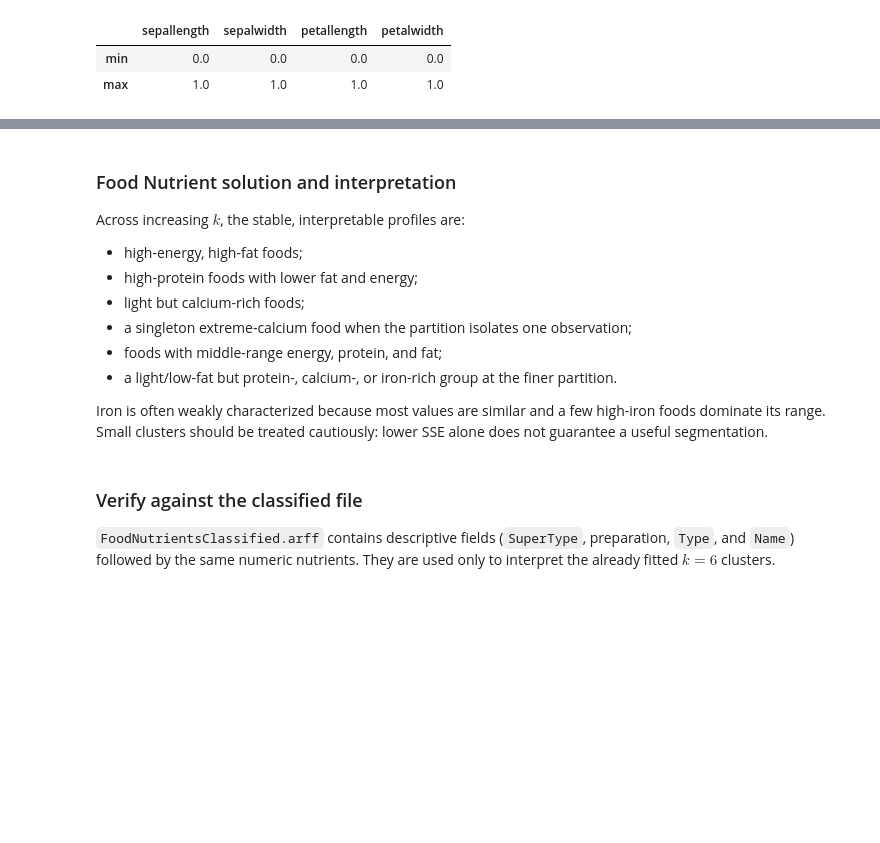
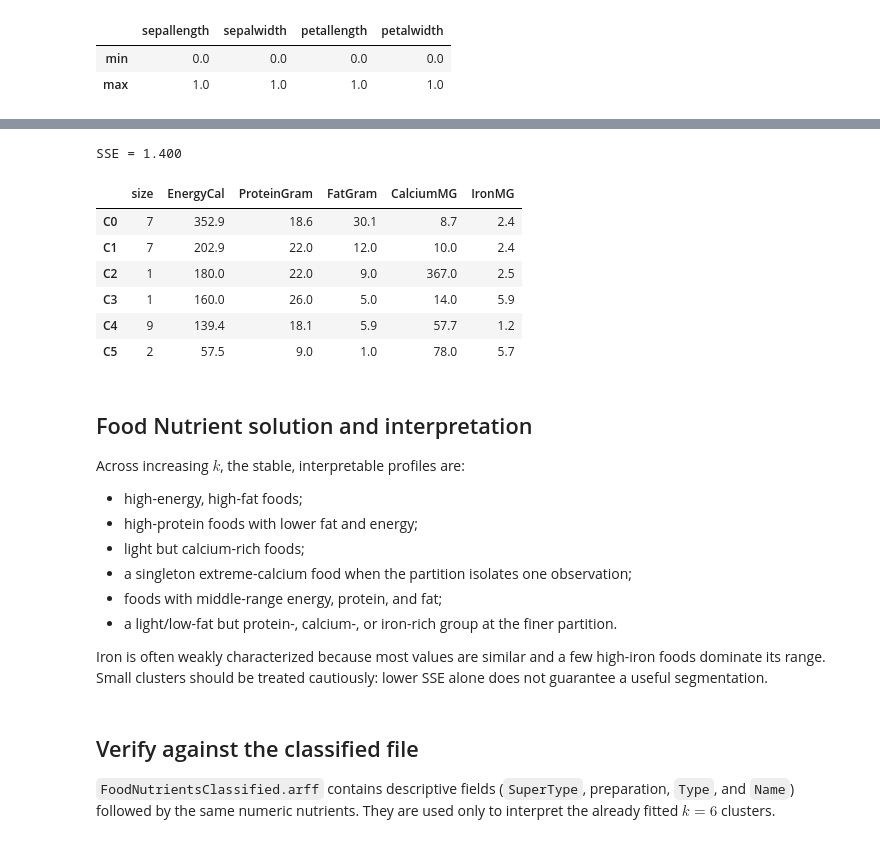
Before and after one commit to w4bo/AA2627-unibo-mldm, a Jupyter notebook: slides/lab-04-clustering.ipynb, the cells around one changed output, grey strips where cells are left out. Drawn from its saved outputs; the diff is of its cells as text; code cells hidden in the pictures; blank space fills up the shorter version.

```diff
--- a/slides/lab-04-clustering.ipynb
+++ b/slides/lab-04-clustering.ipynb
@@ -414,5 +465,22 @@ Within-cluster standard deviations (normalized scale)
+# %%
+#| echo: false
+
+model, labels, centers, centers_original, stds, sizes = food_results[6]
+print(f"SSE = {model.inertia_:.3f}")
+table = centers_original.round(1).copy()
+table.insert(0, "size", sizes)
+table
+# %% [output]
+SSE = 1.400
+|  | size | EnergyCal | ProteinGram | FatGram | CalciumMG | IronMG |
+| C0 | 7 | 352.9 | 18.6 | 30.1 | 8.7 | 2.4 |
+| C1 | 7 | 202.9 | 22.0 | 12.0 | 10.0 | 2.4 |
+| C2 | 1 | 180.0 | 22.0 | 9.0 | 367.0 | 2.5 |
+| C3 | 1 | 160.0 | 26.0 | 5.0 | 14.0 | 5.9 |
+| C4 | 9 | 139.4 | 18.1 | 5.9 | 57.7 | 1.2 |
+| C5 | 2 | 57.5 | 9.0 | 1.0 | 78.0 | 5.7 |
 # %% [markdown]
-### Food Nutrient solution and interpretation
+## Food Nutrient solution and interpretation
 
 Across increasing $k$, the stable, interpretable profiles are:
 
@@ -425,6 +493,6 @@ Across increasing $k$, the stable, interpretable profiles are:
 
 Iron is often weakly characterized because most values are similar and a few high-iron foods dominate its range. Small clusters should be treated cautiously: lower SSE alone does not guarantee a useful segmentation.
 # %% [markdown]
-### Verify against the classified file
+## Verify against the classified file
 
 `FoodNutrientsClassified.arff` contains descriptive fields (`SuperType`, preparation, `Type`, and `Name`) followed by the same numeric nutrients. They are used only to interpret the already fitted $k=6$ clusters.
```
Also changed, not shown: parts of 77 cells of this notebook, 3 other files.
